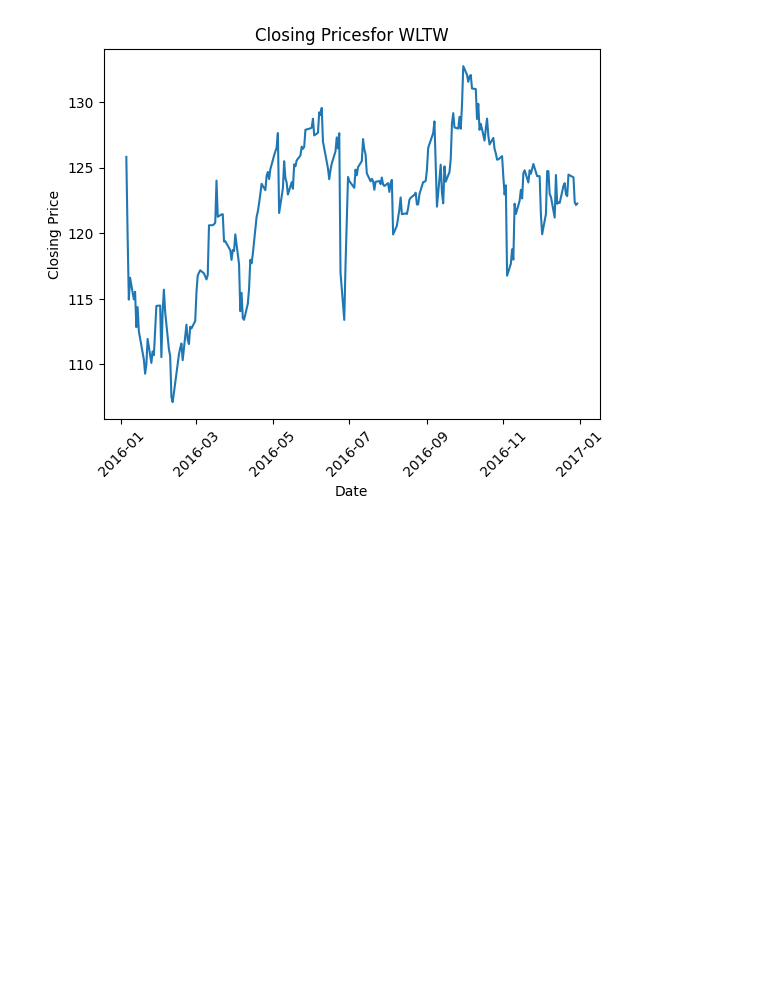
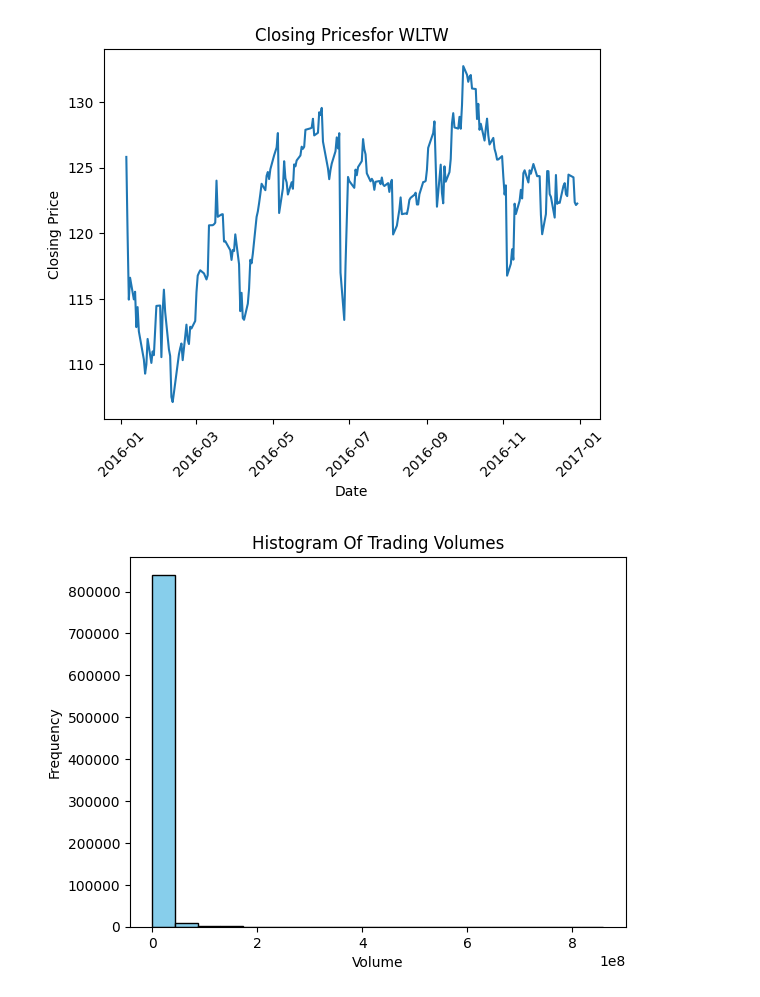
Before and after one commit to mn22abk/DSProjectHamza2024, a Jupyter notebook: DSProjectHamzafile3.ipynb, the cells around one changed output. Saved outputs shown, nothing was run; the diff lists cells and outputs as text; code cells hidden in the pictures; blank space fills up the shorter version.

```diff
--- a/DSProjectHamzafile3.ipynb
+++ b/DSProjectHamzafile3.ipynb
@@ -46,3 +46,12 @@ plt.xticks(rotation=45)
 plt.show()
 # %% [output]
 [figure]
+# %%
+# Histogram of Trading Volumes
+plt.hist(prices_df['volume'], bins=20, color='skyblue', edgecolor='black')
+plt.title('Histogram Of Trading Volumes')
+plt.xlabel('Volume')
+plt.ylabel('Frequency')
+plt.show()
+# %% [output]
+[figure, added]
```
